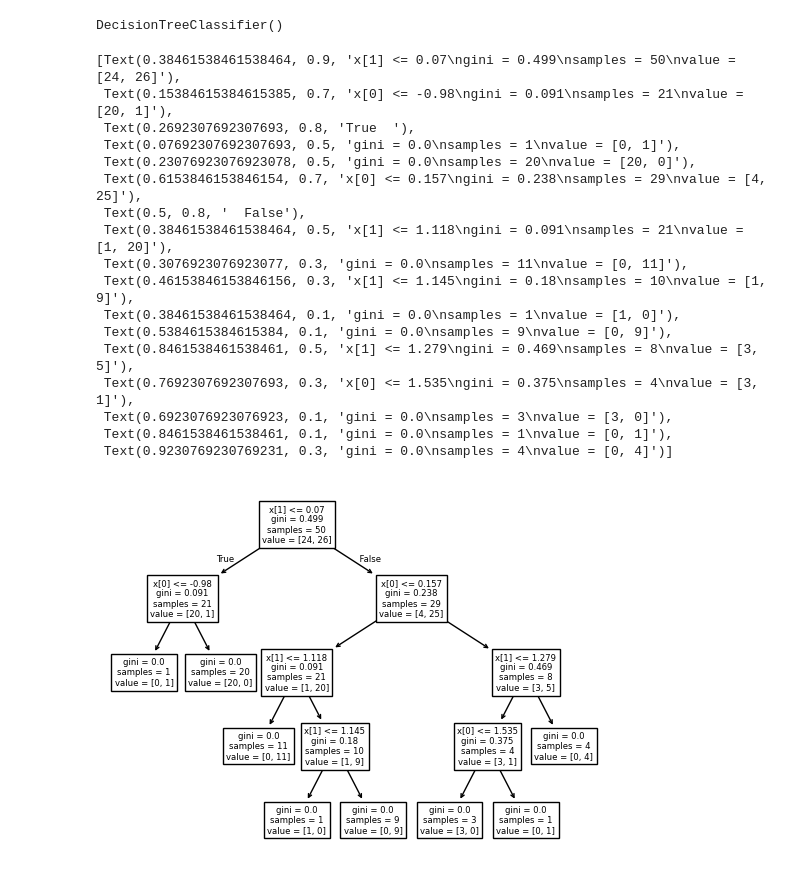
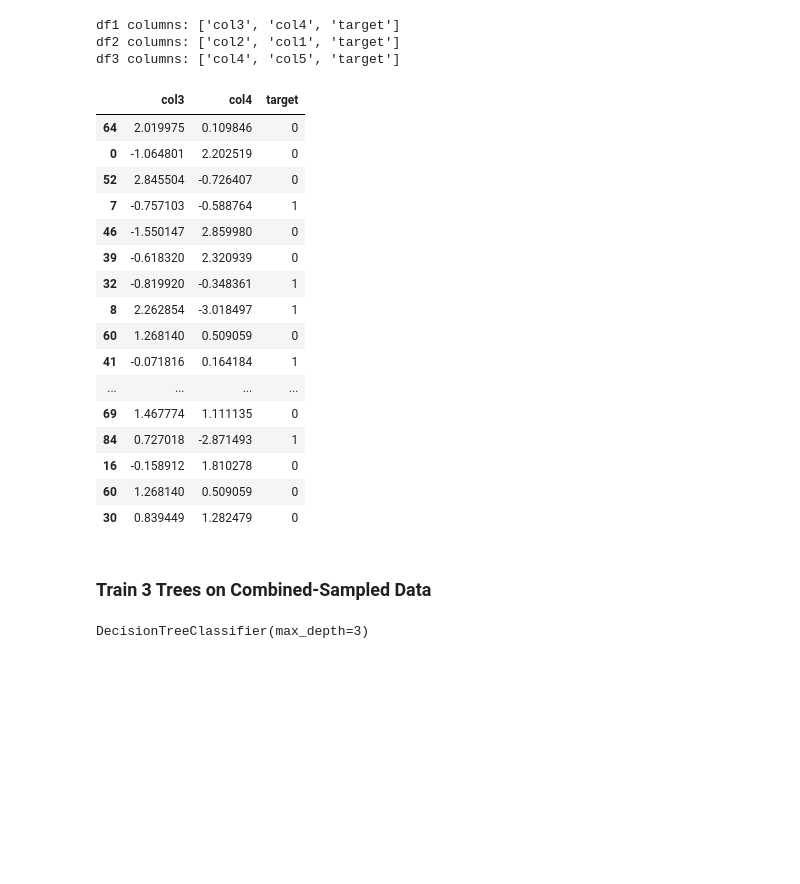
Before and after one commit to SubhabrataBarik/Machine-learning, a Jupyter notebook: 100-days-of-machine-learning-main/day65-random-forest/rf_learning_tool.ipynb, the cells around one changed output. Cells and saved outputs as stored; diff of their text form; code cells hidden in the pictures; blank space fills up the shorter version.

```diff
--- a/100-days-of-machine-learning-main/day65-random-forest/rf_learning_tool.ipynb
+++ b/100-days-of-machine-learning-main/day65-random-forest/rf_learning_tool.ipynb
@@ -78,6 +142,44 @@ clf3 = DecisionTreeClassifier()
+# %%
+df1 = combined_sampling(df, 0.5, 0.5)
+df2 = combined_sampling(df, 0.5, 0.5)
+df3 = combined_sampling(df, 0.5, 0.5)
+
+print('df1 columns:', df1.columns.tolist())
+print('df2 columns:', df2.columns.tolist())
+print('df3 columns:', df3.columns.tolist())
+# %% [output]
+df1 columns: ['col3', 'col4', 'target']
+df2 columns: ['col2', 'col1', 'target']
+df3 columns: ['col4', 'col5', 'target']
+# %%
+df1
+# %% [output]
+|  | col3 | col4 | target |
+| 64 | 2.019975 | 0.109846 | 0 |
+| 0 | -1.064801 | 2.202519 | 0 |
+| 52 | 2.845504 | -0.726407 | 0 |
+| 7 | -0.757103 | -0.588764 | 1 |
+| 46 | -1.550147 | 2.859980 | 0 |
+| 39 | -0.618320 | 2.320939 | 0 |
+| 32 | -0.819920 | -0.348361 | 1 |
+| 8 | 2.262854 | -3.018497 | 1 |
+| 60 | 1.268140 | 0.509059 | 0 |
+| 41 | -0.071816 | 0.164184 | 1 |
+| ... | ... | ... | ... |
+| 69 | 1.467774 | 1.111135 | 0 |
+| 84 | 0.727018 | -2.871493 | 1 |
+| 16 | -0.158912 | 1.810278 | 0 |
+| 60 | 1.268140 | 0.509059 | 0 |
+| 30 | 0.839449 | 1.282479 | 0 |
+# %% [markdown]
+### Train 3 Trees on Combined-Sampled Data
 # %%
-clf1.fit(df1.iloc[:,0:2],df1.iloc[:,-1])
-clf2.fit(df2.iloc[:,0:2],df2.iloc[:,-1])
-clf3.fit(df3.iloc[:,0:2],df3.iloc[:,-1])
+clf1 = DecisionTreeClassifier(max_depth=3)
+clf2 = DecisionTreeClassifier(max_depth=3)
+clf3 = DecisionTreeClassifier(max_depth=3)
+
+clf1.fit(df1.iloc[:,0:2], df1.iloc[:,-1])
+clf2.fit(df2.iloc[:,0:2], df2.iloc[:,-1])
+clf3.fit(df3.iloc[:,0:2], df3.iloc[:,-1])
 # %% [output]
-DecisionTreeClassifier()
+DecisionTreeClassifier(max_depth=3)
@@ -86,21 +185,0 @@ from sklearn.tree import plot_tree
-# %%
-plot_tree(clf1)
-# %% [output]
-[Text(0.38461538461538464, 0.9, 'x[1] <= 0.07\ngini = 0.499\nsamples = 50\nvalue = [24, 26]'),
- Text(0.15384615384615385, 0.7, 'x[0] <= -0.98\ngini = 0.091\nsamples = 21\nvalue = [20, 1]'),
- Text(0.2692307692307693, 0.8, 'True  '),
- Text(0.07692307692307693, 0.5, 'gini = 0.0\nsamples = 1\nvalue = [0, 1]'),
- Text(0.23076923076923078, 0.5, 'gini = 0.0\nsamples = 20\nvalue = [20, 0]'),
- Text(0.6153846153846154, 0.7, 'x[0] <= 0.157\ngini = 0.238\nsamples = 29\nvalue = [4, 25]'),
- Text(0.5, 0.8, '  False'),
- Text(0.38461538461538464, 0.5, 'x[1] <= 1.118\ngini = 0.091\nsamples = 21\nvalue = [1, 20]'),
- Text(0.3076923076923077, 0.3, 'gini = 0.0\nsamples = 11\nvalue = [0, 11]'),
- Text(0.46153846153846156, 0.3, 'x[1] <= 1.145\ngini = 0.18\nsamples = 10\nvalue = [1, 9]'),
- Text(0.38461538461538464, 0.1, 'gini = 0.0\nsamples = 1\nvalue = [1, 0]'),
- Text(0.5384615384615384, 0.1, 'gini = 0.0\nsamples = 9\nvalue = [0, 9]'),
- Text(0.8461538461538461, 0.5, 'x[1] <= 1.279\ngini = 0.469\nsamples = 8\nvalue = [3, 5]'),
- Text(0.7692307692307693, 0.3, 'x[0] <= 1.535\ngini = 0.375\nsamples = 4\nvalue = [3, 1]'),
- Text(0.6923076923076923, 0.1, 'gini = 0.0\nsamples = 3\nvalue = [3, 0]'),
- Text(0.8461538461538461, 0.1, 'gini = 0.0\nsamples = 1\nvalue = [0, 1]'),
- Text(0.9230769230769231, 0.3, 'gini = 0.0\nsamples = 4\nvalue = [0, 4]')]
-[figure, removed]
```
Also changed, not shown: parts of 35 cells of this notebook, 2 other files.
